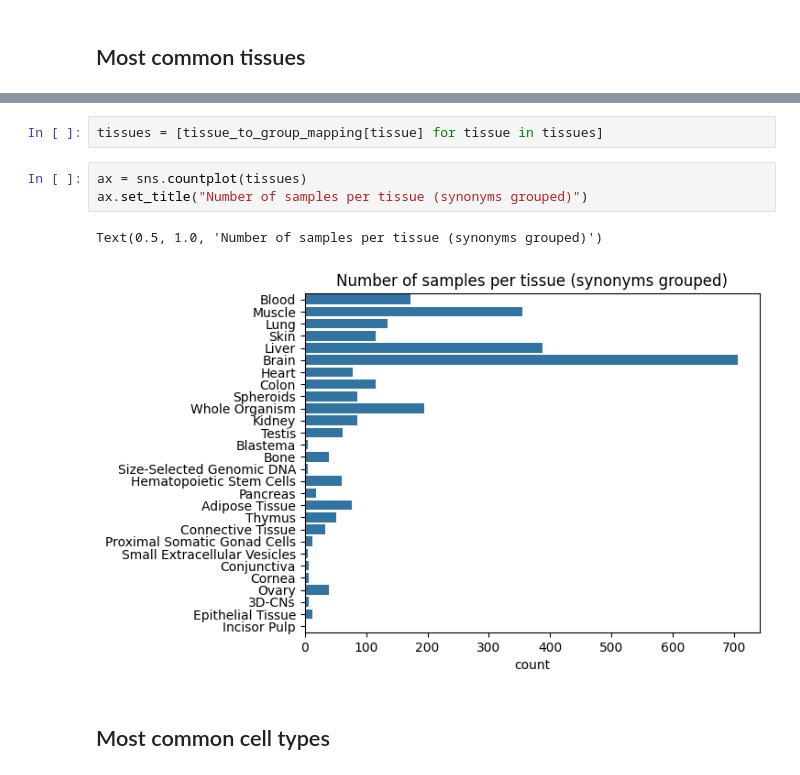
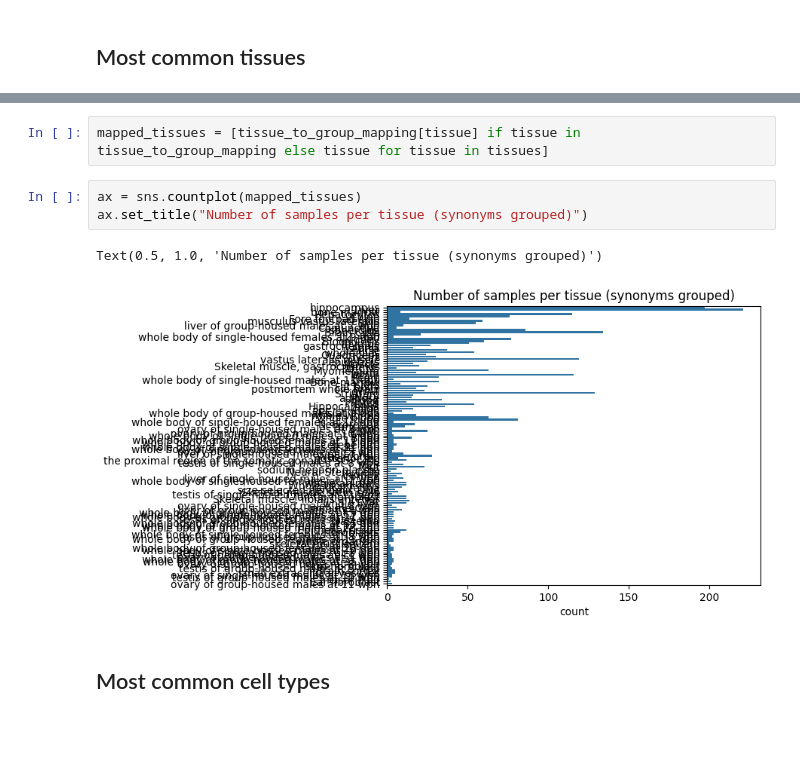
Before and after one commit to olegs/pubmed-paper-exploration, a Jupyter notebook: hallmarks_of_aging_related_dataset_analysis.ipynb, the cells around one changed output, grey strips where cells are left out. Drawn from its saved outputs; the diff is of its cells as text; blank space fills up the shorter version.

```diff
--- a/hallmarks_of_aging_related_dataset_analysis.ipynb
+++ b/hallmarks_of_aging_related_dataset_analysis.ipynb
@@ -426,12 +398,12 @@ synonym_groups = \
 tissue_to_group_mapping = {tissue: group for group, tissue_list in synonym_groups.items() for tissue in tissue_list}
 # %%
-tissues = [tissue_to_group_mapping[tissue] for tissue in tissues]
+mapped_tissues = [tissue_to_group_mapping[tissue] if tissue in tissue_to_group_mapping else tissue for tissue in tissues]
 # %%
-ax = sns.countplot(tissues)
+ax = sns.countplot(mapped_tissues)
 ax.set_title("Number of samples per tissue (synonyms grouped)")
 # %% [output]
 Text(0.5, 1.0, 'Number of samples per tissue (synonyms grouped)')
-[figure, old version]
+[figure, new version]
 # %% [markdown]
 ## Most common cell types
 # %%
```
Also changed, not shown: parts of 23 cells of this notebook, 1 other file.
